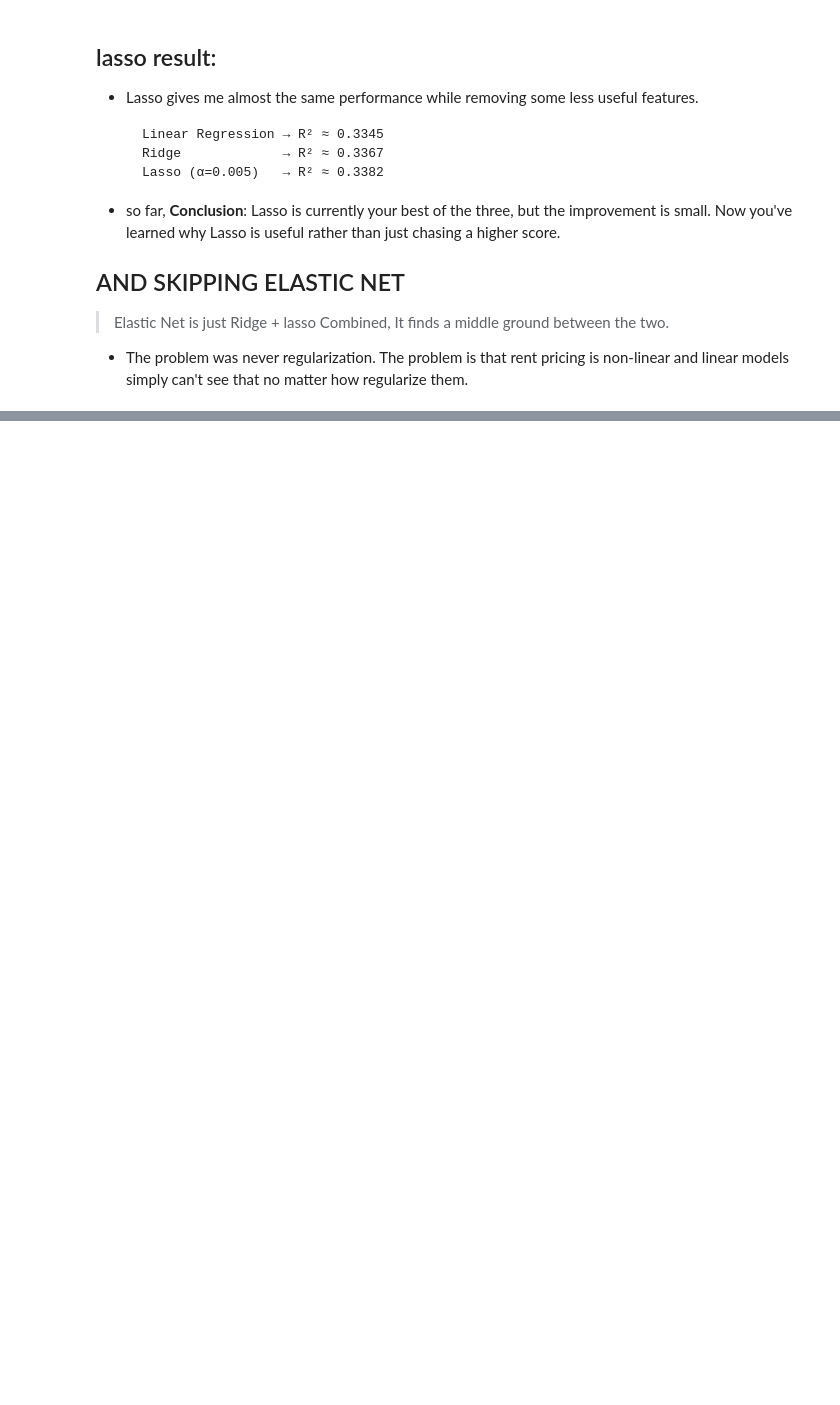
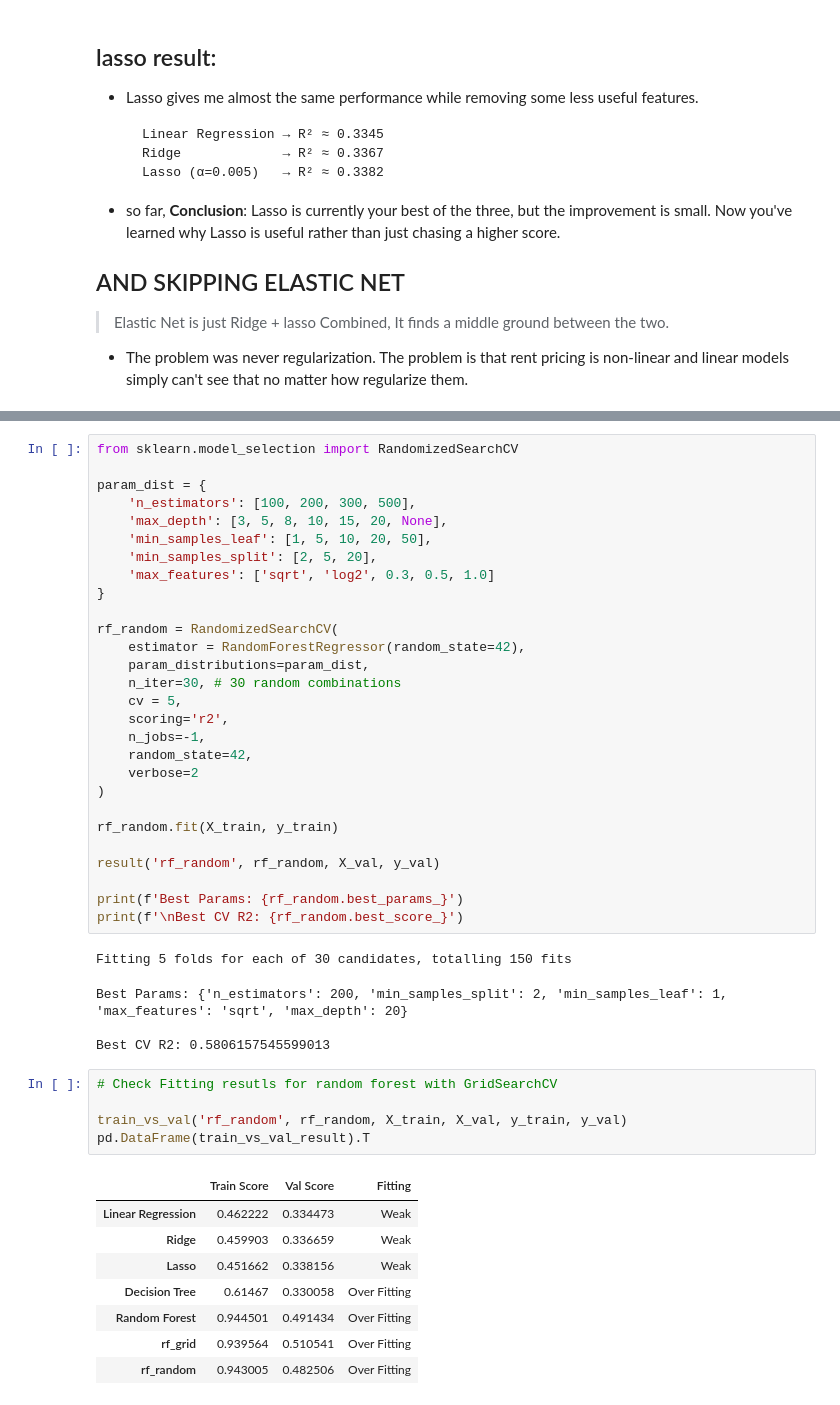
Before and after one commit to DineshMSDian/chennai-pg-price-predictor, a Jupyter notebook: Notebooks/07_Baseline_Modeling.ipynb, the cells around one changed output, grey strips where cells are left out. Drawn from its saved outputs; the diff is of its cells as text; blank space fills up the shorter version.

```diff
--- a/Notebooks/07_Baseline_Modeling.ipynb
+++ b/Notebooks/07_Baseline_Modeling.ipynb
@@ -364,0 +479,47 @@ pd.DataFrame(all_results).T
+# %%
+from sklearn.model_selection import RandomizedSearchCV
+
+param_dist = {
+    'n_estimators': [100, 200, 300, 500],
+    'max_depth': [3, 5, 8, 10, 15, 20, None],
+    'min_samples_leaf': [1, 5, 10, 20, 50],
+    'min_samples_split': [2, 5, 20],
+    'max_features': ['sqrt', 'log2', 0.3, 0.5, 1.0]
+}
+
+rf_random = RandomizedSearchCV(
+    estimator = RandomForestRegressor(random_state=42),
+    param_distributions=param_dist,
+    n_iter=30, # 30 random combinations
+    cv = 5,
+    scoring='r2',
+    n_jobs=-1,
+    random_state=42,
+    verbose=2
+)
+
+rf_random.fit(X_train, y_train)
+
+result('rf_random', rf_random, X_val, y_val)
+
+print(f'Best Params: {rf_random.best_params_}')
+print(f'\nBest CV R2: {rf_random.best_score_}')
+# %% [output]
+Fitting 5 folds for each of 30 candidates, totalling 150 fits
+Best Params: {'n_estimators': 200, 'min_samples_split': 2, 'min_samples_leaf': 1, 'max_features': 'sqrt', 'max_depth': 20}
+
+Best CV R2: 0.5806157545599013
+# %%
+# Check Fitting resutls for random forest with GridSearchCV
+
+train_vs_val('rf_random', rf_random, X_train, X_val, y_train, y_val)
+pd.DataFrame(train_vs_val_result).T
+# %% [output]
+|  | Train Score | Val Score | Fitting |
+| Linear Regression | 0.462222 | 0.334473 | Weak |
+| Ridge | 0.459903 | 0.336659 | Weak |
+| Lasso | 0.451662 | 0.338156 | Weak |
+| Decision Tree | 0.61467 | 0.330058 | Over Fitting |
+| Random Forest | 0.944501 | 0.491434 | Over Fitting |
+| rf_grid | 0.939564 | 0.510541 | Over Fitting |
+| rf_random | 0.943005 | 0.482506 | Over Fitting |
```
Also changed, not shown: parts of 22 cells of this notebook.
